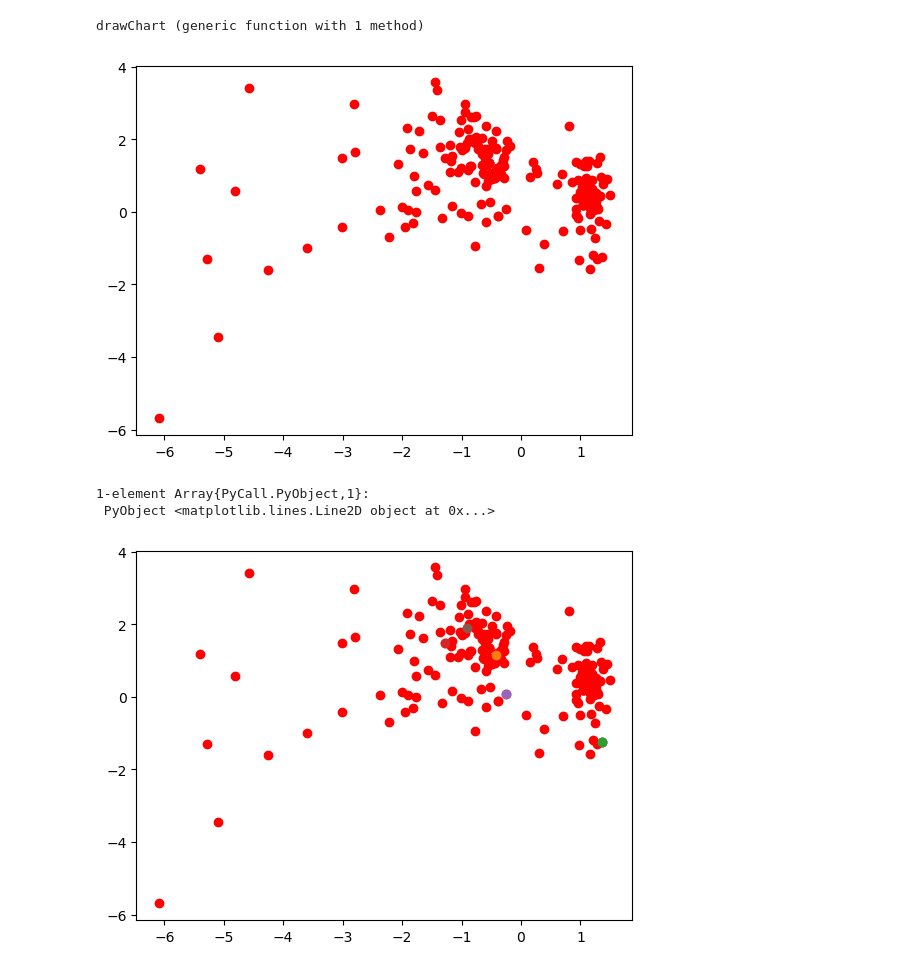
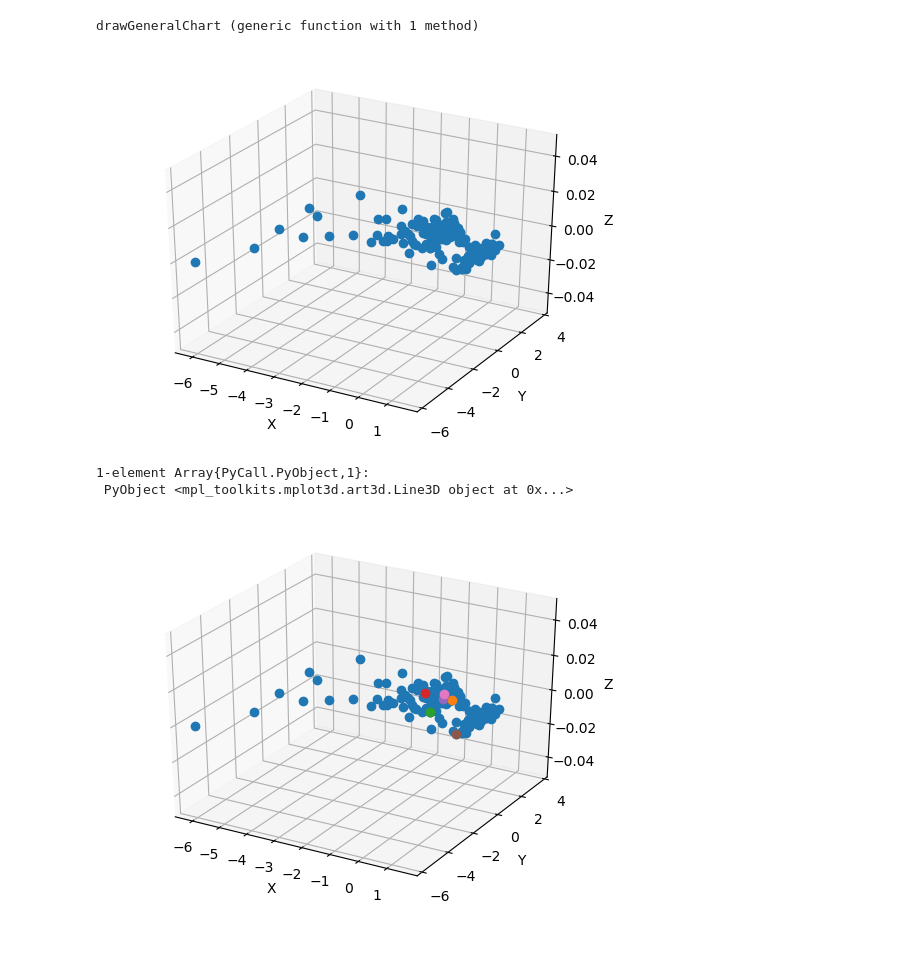
Before and after one commit to darthven/clustering, a Jupyter notebook: clustering.ipynb, the cells around one changed output. Drawn from its saved outputs; the diff is of its cells as text; code cells hidden in the pictures; blank space fills up the shorter version.

Commit message:
Charts were updated

```diff
--- a/clustering.ipynb
+++ b/clustering.ipynb
@@ -225,34 +225,42 @@ function kmeansIteration(clusters::Array{Cluster, 1}, points::Array{Point, 1})::
 end
 
 #=
-    Function that draws chart based on the sets of the clusters' points
+    Function that draws chart based on the sets of the clusters' points by XY axis
 =#
-function drawChart(clusters::Array{Cluster, 1})
+function drawClustersChart(clusters::Array{Cluster, 1})
     for cluster::Cluster in clusters
         plot(getPointsProjections(cluster.points, "x"),
-            getPointsProjections(cluster.points, "y"), "o")
+            getPointsProjections(cluster.points, "y"),
+            getPointsProjections(cluster.points, "z"), "o")
     end
 end
+
+function drawGeneralChart()
+    gca(projection="3d")
+    axis("auto")
+    xlabel("X")
+    ylabel("Y")
+    zlabel("Z")
+    plot(xs, ys, zs, "o")
+end
 # %% [output]
-drawChart (generic function with 1 method)
+drawGeneralChart (generic function with 1 method)
 # %%
 # Reading data from .csv file
 fileData = getDataSetFromCSV("creditcard.csv")
 
 # Getting values from data as the array of coordinates
 xs = getDataFromColumnByName(fileData, "\"V1\"")
 ys = getDataFromColumnByName(fileData, "\"V3\"")
 # Uncomment this for only 'X' and 'Y' axis
 zs = zeros(getDataFromColumnByName(fileData, "\"V6\""))
 # zs = getDataFromColumnByName(fileData, "\"V6\"")
-
 # Build chart based on all points
-axis("auto")
-plot(xs, ys, "ro")
+drawGeneralChart()
 # %% [output]
-[figure, old version]
+[figure, new version]
 1-element Array{PyCall.PyObject,1}:
- PyObject <matplotlib.lines.Line2D object at 0x...>
+ PyObject <mpl_toolkits.mplot3d.art3d.Line3D object at 0x...>
 # %%
 # Creating final dataset based on arrays of coordinates
 dataset = linkData(xs, ys, zs)
@@ -267,10 +275,10 @@ clustersCount = 6
 clusters = defineInitialClusters(clustersCount)
 
 # Detecting clusters based on their random centers
-plot(xs, ys, "ro")
-drawChart(clusters)
+drawGeneralChart()
+drawClustersChart(clusters)
 # %% [output]
-[figure, old version]
+[figure, new version]
 # %%
 # First iteration results and chart
 kmeansIteration(clusters, points)
```
Also changed, not shown: parts of 2 cells of this notebook.
